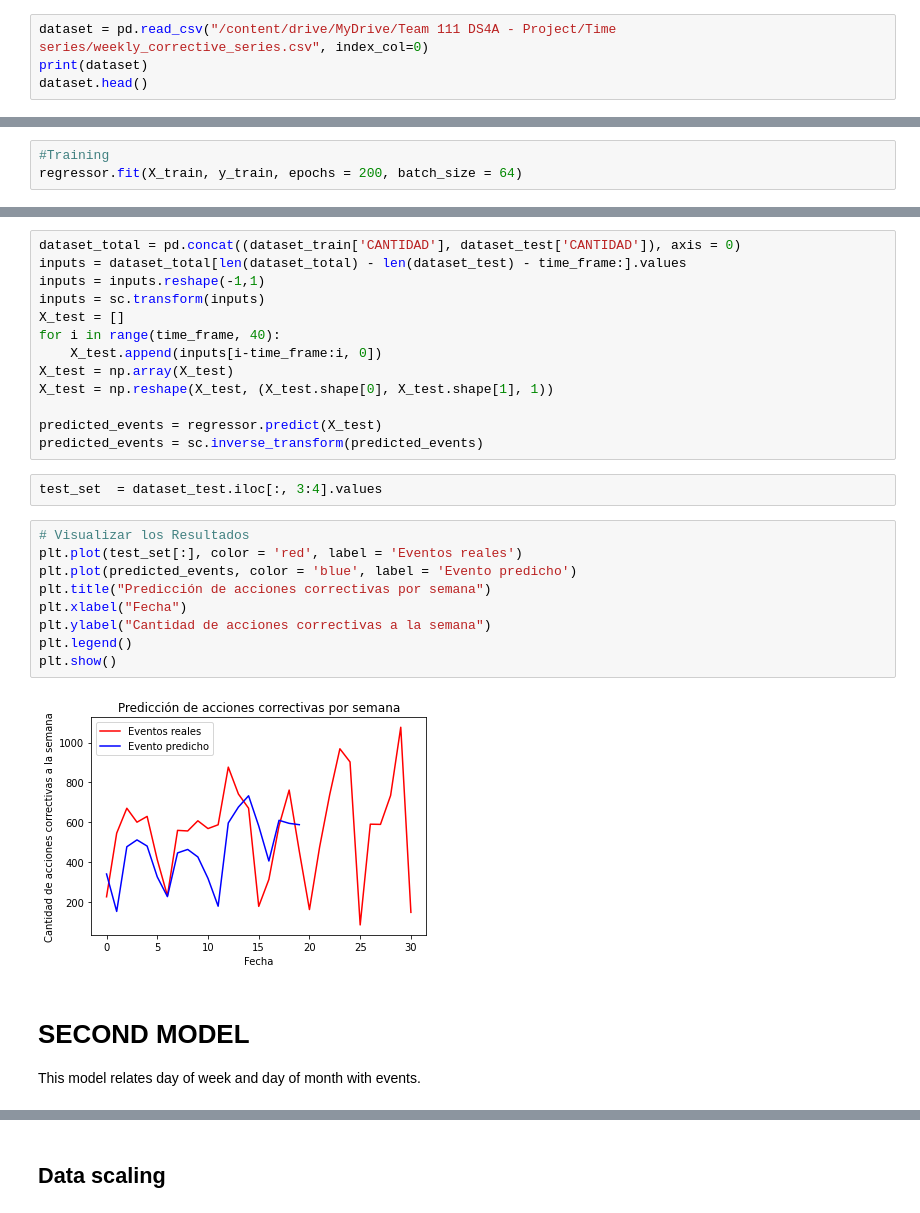
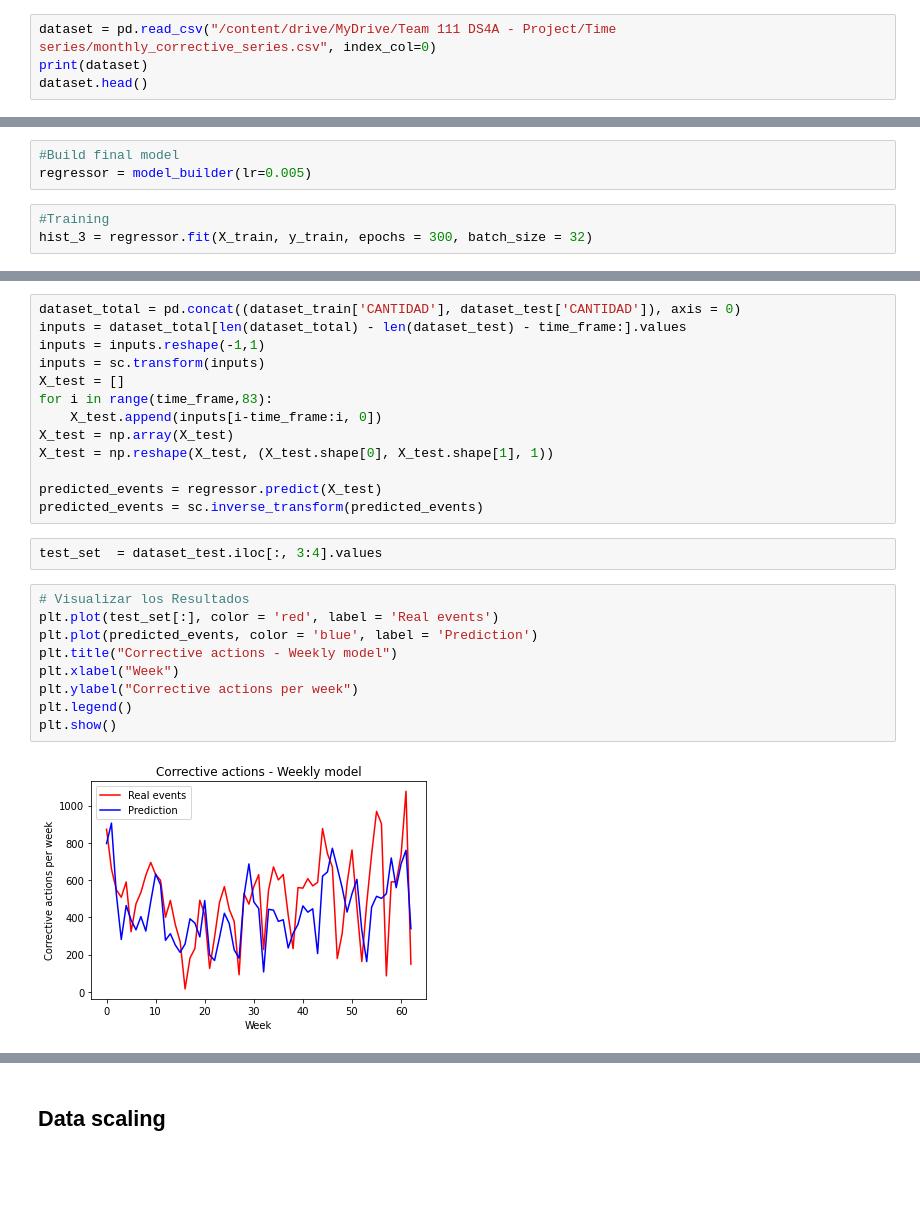
Before and after one commit to JHON-EDV/DS4A, a Jupyter notebook: Time series/first_approach.ipynb, the cells around one changed output, grey strips where cells are left out. Saved outputs shown, nothing was run; the diff lists cells and outputs as text; blank space fills up the shorter version.

```diff
--- a/Time series/first_approach.ipynb
+++ b/Time series/first_approach.ipynb
@@ -221,7 +397,7 @@ plt.show()
 # %% [markdown]
 # BASIC WEEKLY MODEL
 # %%
-dataset = pd.read_csv("/content/drive/MyDrive/Team 111 DS4A - Project/Time series/weekly_corrective_series.csv", index_col=0)
+dataset = pd.read_csv("/content/drive/MyDrive/Team 111 DS4A - Project/Time series/monthly_corrective_series.csv", index_col=0)
 print(dataset)
 dataset.head()
 # %% [output]
@@ -373,4 +512,7 @@ regressor.compile(optimizer = opt, loss = 'mean_squared_error')
+# %%
+#Build final model
+regressor = model_builder(lr=0.005)
 # %%
 #Training
-regressor.fit(X_train, y_train, epochs = 200, batch_size = 64)
+hist_3 = regressor.fit(X_train, y_train, epochs = 300, batch_size = 32)
 # %% [output]
@@ -398,7 +539,7 @@ inputs = dataset_total[len(dataset_total) - len(dataset_test) - time_frame:].val
 inputs = inputs.reshape(-1,1)
 inputs = sc.transform(inputs)
 X_test = []
-for i in range(time_frame, 40):
+for i in range(time_frame,83):
     X_test.append(inputs[i-time_frame:i, 0])
 X_test = np.array(X_test)
 X_test = np.reshape(X_test, (X_test.shape[0], X_test.shape[1], 1))
@@ -409,16 +550,12 @@ predicted_events = sc.inverse_transform(predicted_events)
 test_set  = dataset_test.iloc[:, 3:4].values
 # %%
 # Visualizar los Resultados
-plt.plot(test_set[:], color = 'red', label = 'Eventos reales')
-plt.plot(predicted_events, color = 'blue', label = 'Evento predicho')
-plt.title("Predicción de acciones correctivas por semana")
-plt.xlabel("Fecha")
-plt.ylabel("Cantidad de acciones correctivas a la semana")
+plt.plot(test_set[:], color = 'red', label = 'Real events')
+plt.plot(predicted_events, color = 'blue', label = 'Prediction')
+plt.title("Corrective actions - Weekly model")
+plt.xlabel("Week")
+plt.ylabel("Corrective actions per week")
 plt.legend()
 plt.show()
 # %% [output]
-[figure, old version]
+[figure, new version]
-# %% [markdown]
-# SECOND MODEL
-
-This model relates day of week and day of month with events.
```
Also changed, not shown: parts of 257 cells of this notebook, 4 other files.
